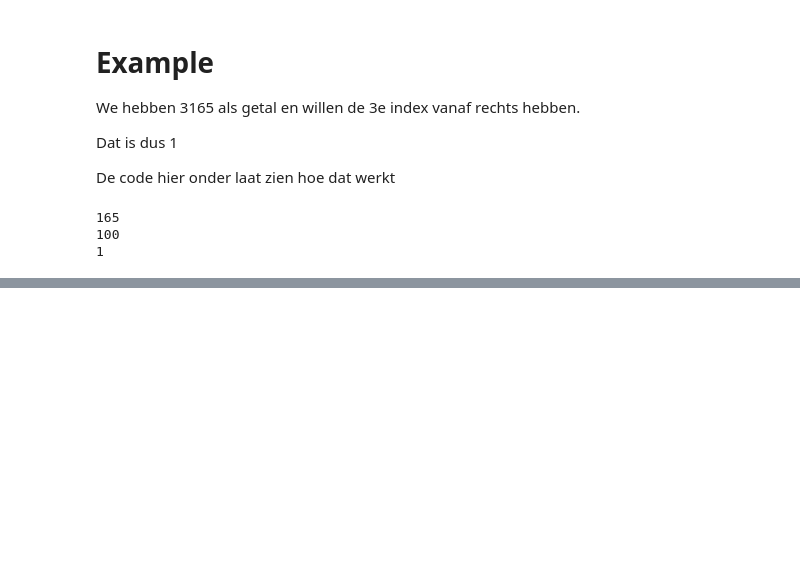
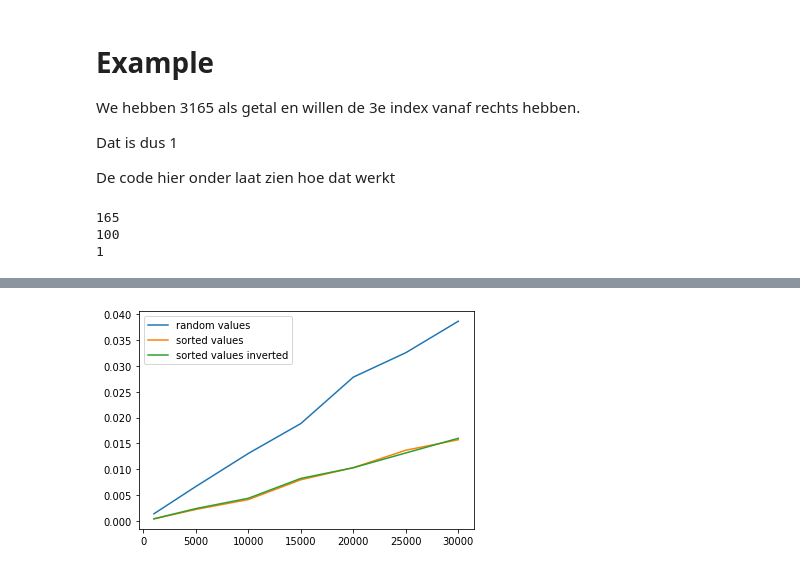
Before and after one commit to RichardDev01/HiPoPo-2021-hpp, a Jupyter notebook: Notebooks/Inleveropgave 1. Bucket Sort.ipynb, the cells around one changed output, grey strips where cells are left out. Cells and saved outputs as stored; diff of their text form; code cells hidden in the pictures; blank space fills up the shorter version.

```diff
--- a/Notebooks/Inleveropgave 1. Bucket Sort.ipynb
+++ b/Notebooks/Inleveropgave 1. Bucket Sort.ipynb
@@ -134,0 +282,10 @@ print(bucket_sort(lijst_gatelen))
+# %%
+plt.plot(time_complex_data.keys() , time_complex_data.values())
+plt.plot(time_complex_data_sorted.keys() , time_complex_data_sorted.values())
+plt.plot(time_complex_data_sortedin.keys() , time_complex_data_sortedin.values())
+
+plt.legend(["random values", "sorted values", "sorted values inverted"])
+plt.set(xlabel='N in list', ylabel='time in ms', title ='Time complexity sorted inverse list')
+plt.show()
+# %% [output]
+[figure, added]
```
Also changed, not shown: parts of 37 cells of this notebook.
